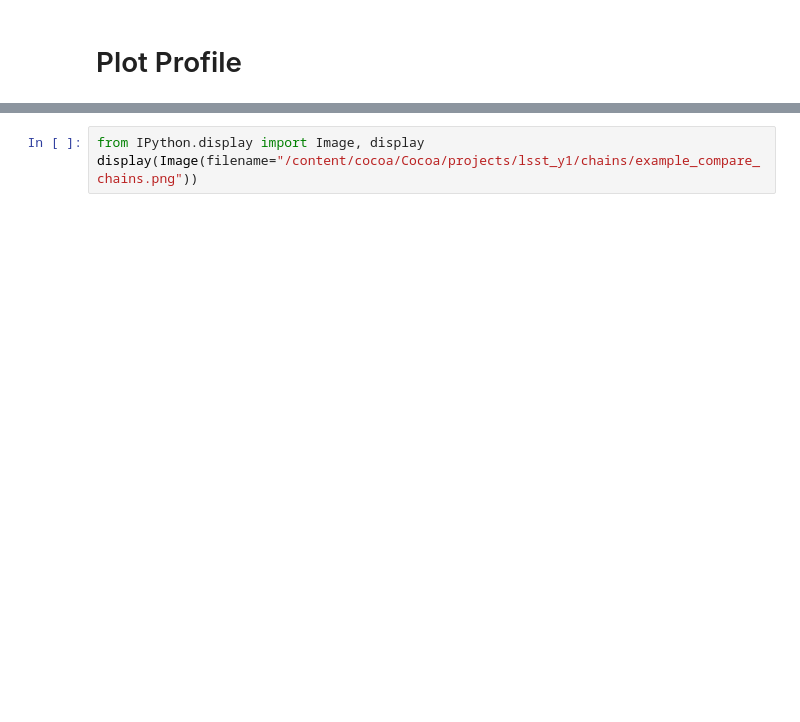
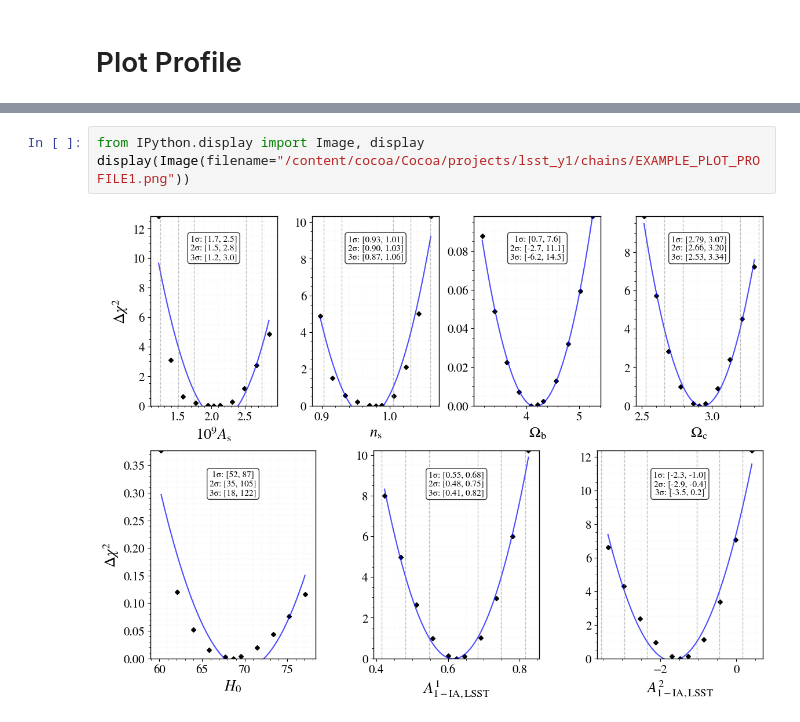
Before and after one commit to CosmoLike/CoCoAGoogleColabExamples, a Jupyter notebook: Cocoa_Example_(LSST_Y1)_Profile_Likelihoods.ipynb, the cells around one changed output, grey strips where cells are left out. Saved outputs shown, nothing was run; the diff lists cells and outputs as text; blank space fills up the shorter version.

```diff
--- a/Cocoa_Example_(LSST_Y1)_Profile_Likelihoods.ipynb
+++ b/Cocoa_Example_(LSST_Y1)_Profile_Likelihoods.ipynb
@@ -569,4 +594,6 @@ gc.collect()
 PY
 # %%
 from IPython.display import Image, display
-display(Image(filename="/content/cocoa/Cocoa/projects/lsst_y1/chains/example_compare_chains.png"))
+display(Image(filename="/content/cocoa/Cocoa/projects/lsst_y1/chains/EXAMPLE_PLOT_PROFILE1.png"))
+# %% [output]
+[figure, added]
```
Also changed, not shown: parts of 4 cells of this notebook.
